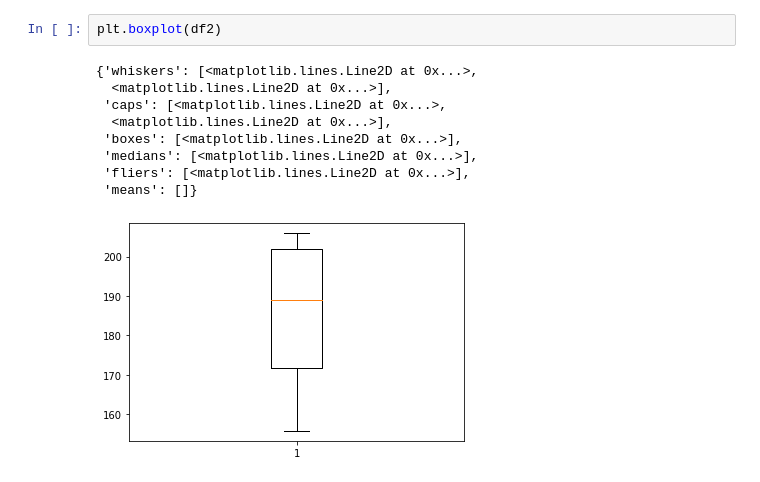
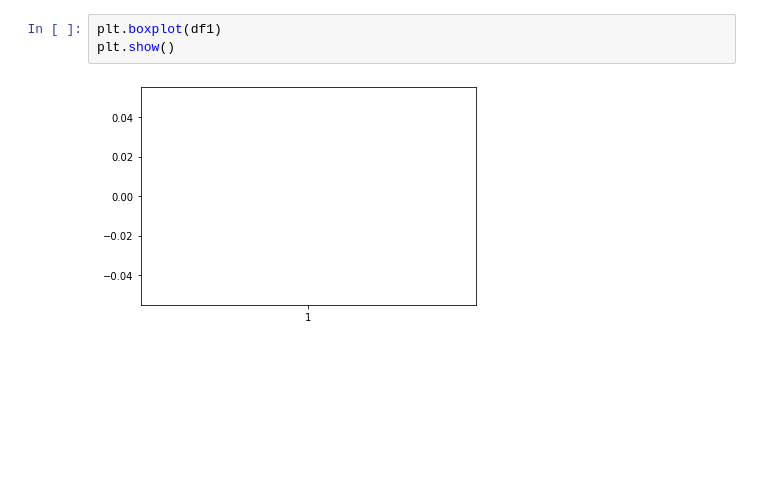
Before and after one commit to andrew-app/ANZDataAnalysis, a Jupyter notebook: test_sort.ipynb, the cells around one changed output. Cells and saved outputs as stored; diff of their text form; blank space fills up the shorter version.

```diff
--- a/test_sort.ipynb
+++ b/test_sort.ipynb
@@ -67,12 +90,5 @@ Freq: 7D, Name: amount, dtype: float64
 # %%
-plt.boxplot(df2)
+plt.boxplot(df1)
+plt.show()
 # %% [output]
-{'whiskers': [<matplotlib.lines.Line2D at 0x...>,
-  <matplotlib.lines.Line2D at 0x...>],
- 'caps': [<matplotlib.lines.Line2D at 0x...>,
-  <matplotlib.lines.Line2D at 0x...>],
- 'boxes': [<matplotlib.lines.Line2D at 0x...>],
- 'medians': [<matplotlib.lines.Line2D at 0x...>],
- 'fliers': [<matplotlib.lines.Line2D at 0x...>],
- 'means': []}
-[figure, old version]
+[figure, new version]
```
Also changed, not shown: parts of 5 cells of this notebook, 2 other files.
